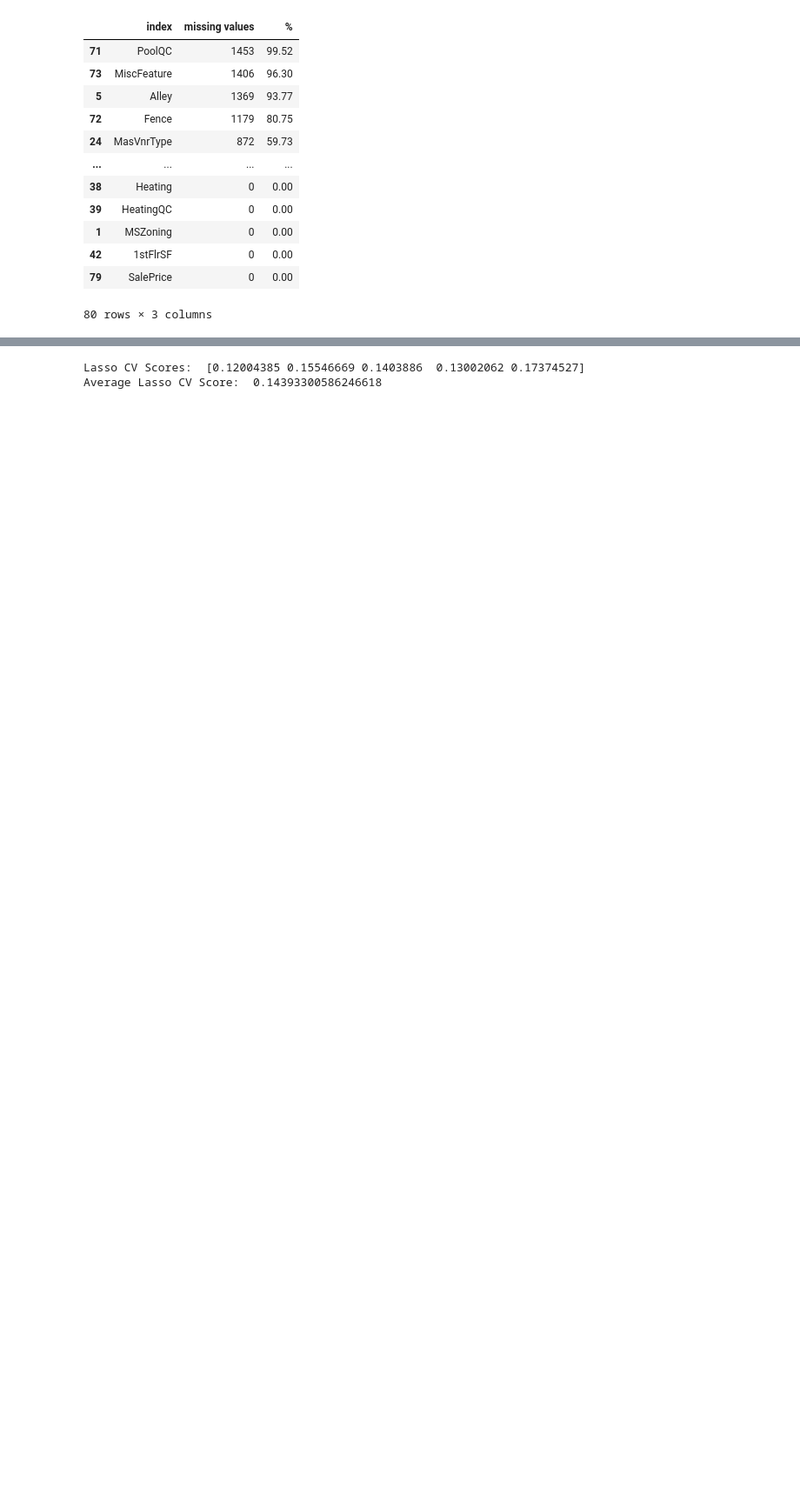
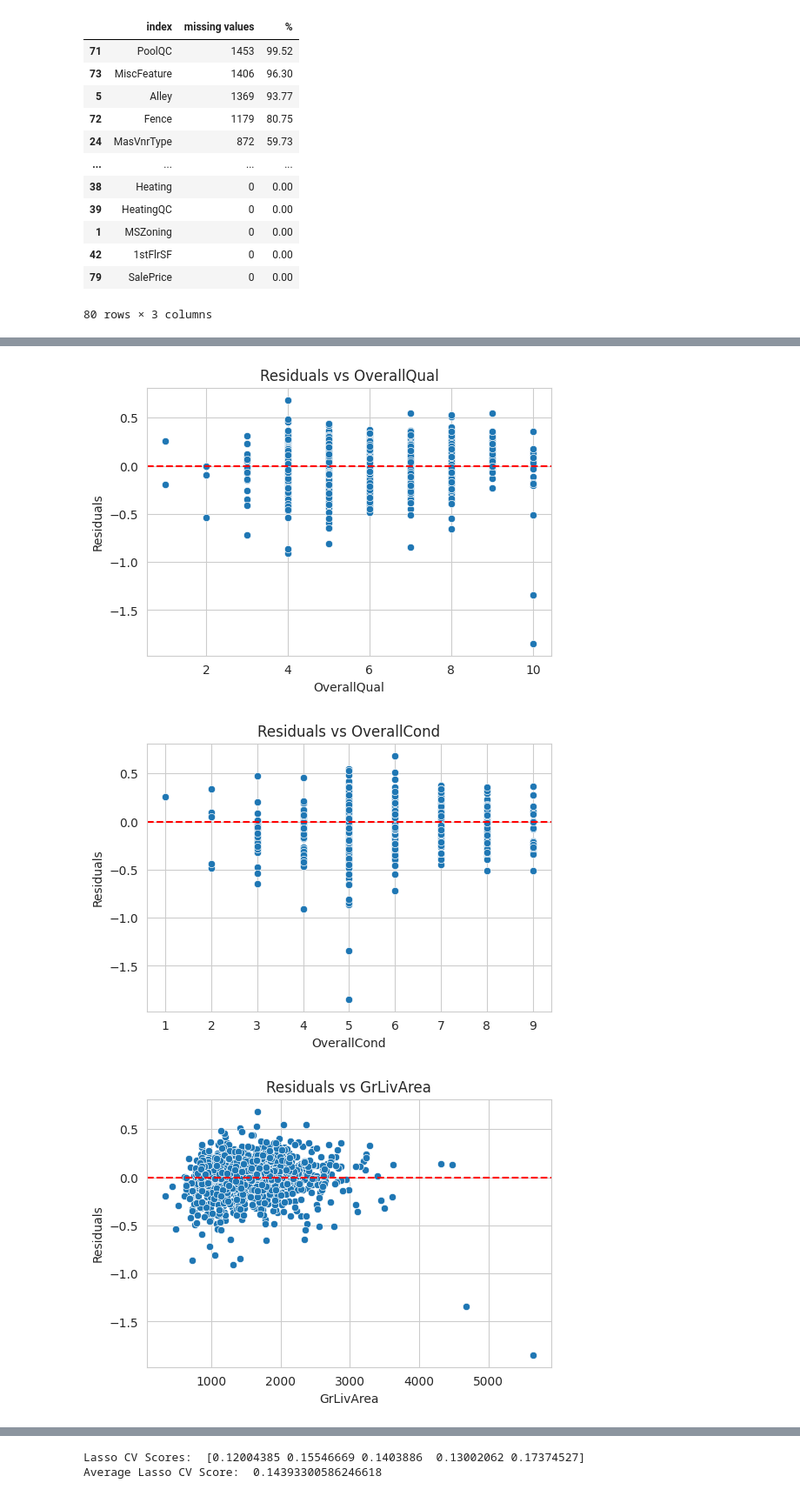
Before and after one commit to outerLeitmotiv/advanced-regression-techniques, a Jupyter notebook: data_science_project.ipynb, the cells around one changed output, grey strips where cells are left out. Shown: that part at 87% size. Drawn from its saved outputs; the diff is of its cells as text; code cells hidden in the pictures; blank space fills up the shorter version.

```diff
--- a/data_science_project.ipynb
+++ b/data_science_project.ipynb
@@ -247,0 +298,20 @@ plt.show()
+# %%
+# Select features for the baseline model
+features = ['OverallQual', 'OverallCond', 'GrLivArea', 'GarageArea',
+            'FullBath', 'BedroomAbvGr']
+X = train[features]
+y = np.log1p(train['SalePrice'])  # Log transform the target variable
+
+# Define the linear regression model
+model = LinearRegression()
+
+# Cross-validation of the model
+cv_scores = cross_val_score(model, X, y, scoring="neg_mean_squared_error", cv=5)
+
+# Convert the negative mean squared log error to positive RMSLE
+rmsle_cv_scores = np.sqrt(-cv_scores)
+
+# Output of the scores
+print("CV Scores: ", rmsle_cv_scores)
+# Output of the average score
+print("Average CV Score: ", np.mean(rmsle_cv_scores))
@@ -247,0 +333,18 @@ plt.show()
+# %%
+model.fit(X, y)
+y_pred = model.predict(X)
+residuals = y - y_pred
+
+# Tracer les résidus par rapport aux prédicteurs
+for feature in features:
+    plt.figure(figsize=(6, 4))
+    sns.scatterplot(x=X[feature], y=residuals)
+    plt.title(f'Residuals vs {feature}')
+    plt.xlabel(feature)
+    plt.ylabel('Residuals')
+    plt.axhline(y=0, color='r', linestyle='--')
+    plt.show()
+# %% [output]
+[figure, added]
+[figure, added]
+[figure, added]
```
Also changed, not shown: parts of 55 cells of this notebook.
